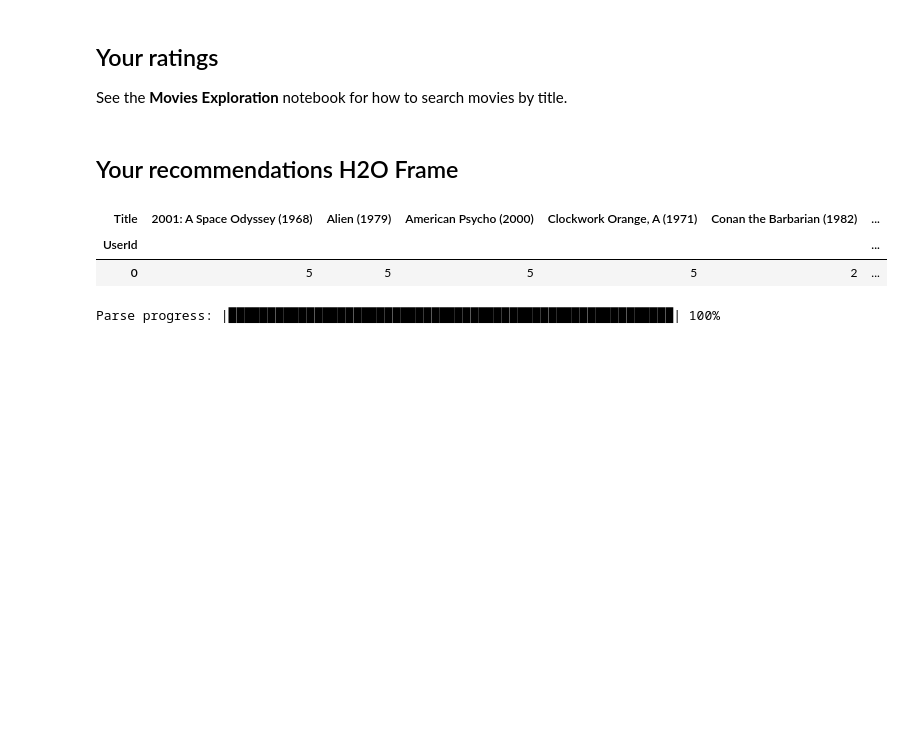
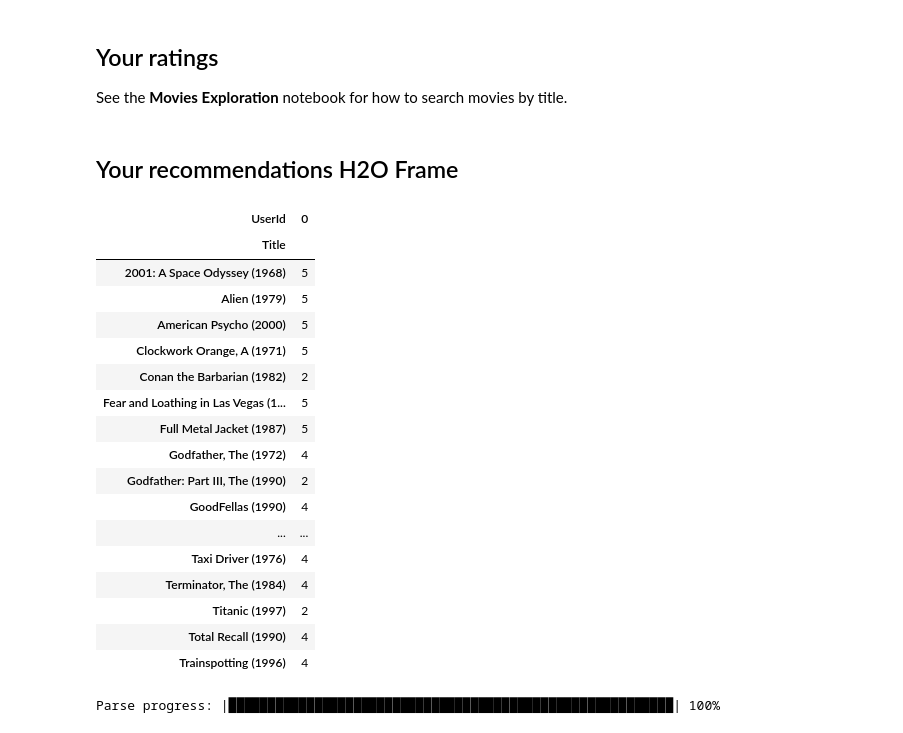
Before and after one commit to lambdaofgod/matrix-factorization, a Jupyter notebook: notebooks/h2o GLRM.ipynb, the cells around one changed output. Drawn from its saved outputs; the diff is of its cells as text; code cells hidden in the pictures; blank space fills up the shorter version.

```diff
--- a/notebooks/h2o GLRM.ipynb
+++ b/notebooks/h2o GLRM.ipynb
@@ -109,17 +117,32 @@ my_ratings = list(zip(*[
 # %%
 my_ratings_df = (
   pd.DataFrame(
     data={
       'UserId': [0 for __ in range(len(my_ratings[0]))],
       'Title': my_ratings[0],
       'Rating': my_ratings[1]})
     .pivot(index='UserId', columns='Title', values='Rating')
     .reindex(columns=pd_ratings_frame.columns))
-my_ratings_df.dropna(axis=1)
+my_ratings_df.dropna(axis=1).T
 # %% [output]
-| Title | 2001: A Space Odyssey (1968) | Alien (1979) | American Psycho (2000) | Clockwork Orange, A (1971) | Conan the Barbarian (1982) | ... |
-| UserId |  |  |  |  |  | ... |
-| 0 | 5 | 5 | 5 | 5 | 2 | ... |
+| UserId | 0 |
+| Title |  |
+| 2001: A Space Odyssey (1968) | 5 |
+| Alien (1979) | 5 |
+| American Psycho (2000) | 5 |
+| Clockwork Orange, A (1971) | 5 |
+| Conan the Barbarian (1982) | 2 |
+| Fear and Loathing in Las Vegas (1... | 5 |
+| Full Metal Jacket (1987) | 5 |
+| Godfather, The (1972) | 4 |
+| Godfather: Part III, The (1990) | 2 |
+| GoodFellas (1990) | 4 |
+| ... | ... |
+| Taxi Driver (1976) | 4 |
+| Terminator, The (1984) | 4 |
+| Titanic (1997) | 2 |
+| Total Recall (1990) | 4 |
+| Trainspotting (1996) | 4 |
 # %%
 pd_full_frame = pd.concat([my_ratings_df, pd_ratings_frame], axis=0)
 
```
Also changed, not shown: parts of 18 cells of this notebook.
